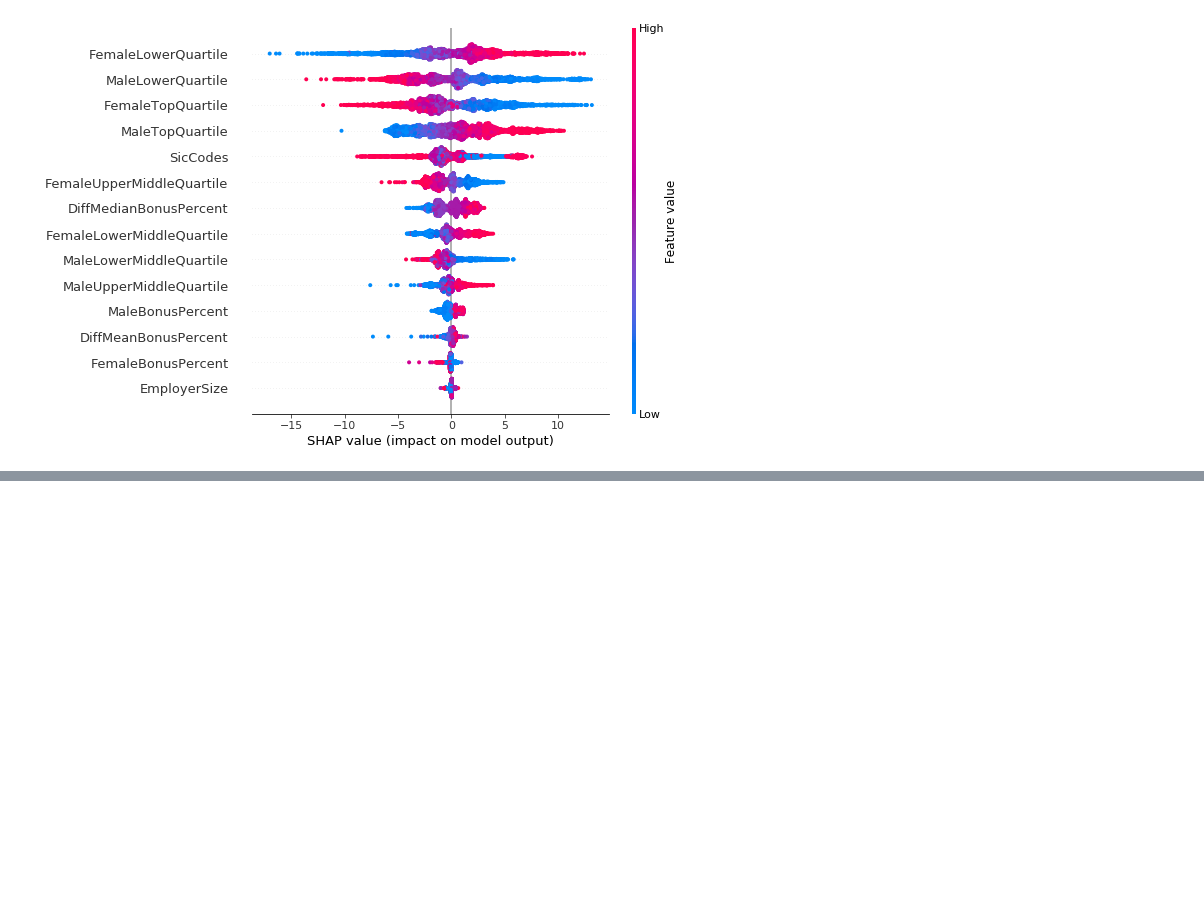
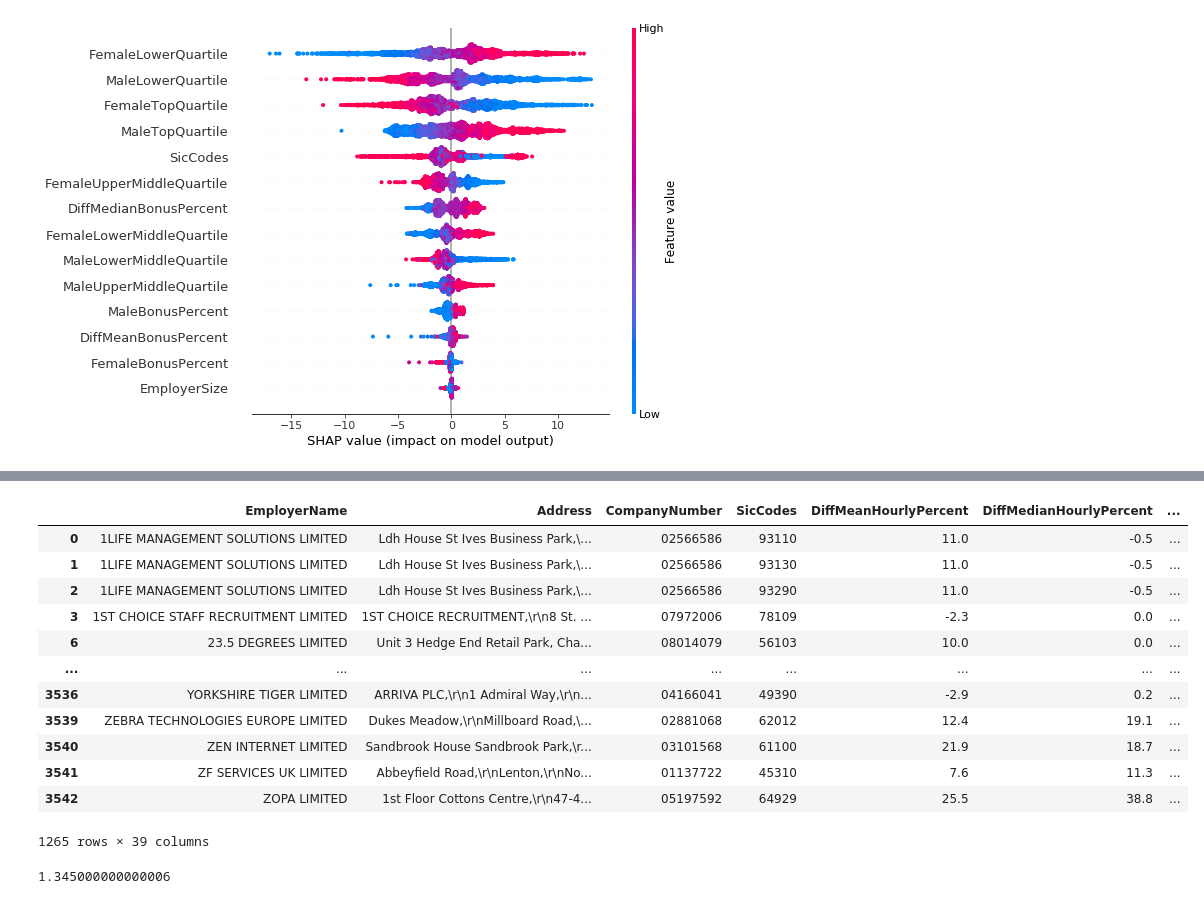
Before and after one commit to Ads2020Group6/data-exploration, a Jupyter notebook: UK_GOV_data_modelling - Shivangi.ipynb, the cells around one changed output, grey strips where cells are left out. Drawn from its saved outputs; the diff is of its cells as text; code cells hidden in the pictures; blank space fills up the shorter version.

```diff
--- a/UK_GOV_data_modelling - Shivangi.ipynb
+++ b/UK_GOV_data_modelling - Shivangi.ipynb
@@ -794,0 +884,40 @@ The sklearn.ensemble.gradient_boosting module is  deprecated in version 0.22 and
+# %%
+def clean_up(data):
+    del_cols = ["ResponsiblePerson","SubmittedAfterTheDeadline","DueDate","DateSubmitted"]
+    data.drop(del_cols, axis=1, inplace=True)
+    data.drop_duplicates(inplace=True)
+    data.dropna(axis=0)
+    return data
+def feature_engineering(data):
+    data['MalePercent'] = (data['MaleLowerQuartile'] +
+                     data['MaleLowerMiddleQuartile'] + data['MaleUpperMiddleQuartile'] +
+                     data['MaleTopQuartile']) *.25
+    data['FemalePercent'] = (data['FemaleLowerQuartile'] + data['FemaleLowerMiddleQuartile'] +
+                           data['FemaleUpperMiddleQuartile'] + data['FemaleTopQuartile']
+                           )*.25
+    data['WorkforceGenderSkew'] = data['MalePercent'] - data['FemalePercent']
+
+    data['PercMaleWorkforceInTopQuartile'] =  data['MaleTopQuartile'] / data['MalePercent'] * .25
+    data['PercMaleWorkforceInUpperMiddleQuartile'] =  data['MaleUpperMiddleQuartile'] / data['MalePercent'] * .25
+    data['PercMaleWorkforceInLowerMiddleQuartile'] =  data['MaleLowerMiddleQuartile'] / data['MalePercent'] * .25
+    data['PercMaleWorkforceInLowerQuartile'] =  data['MaleLowerQuartile'] / data['MalePercent'] * .25
+
+    data['PercFemaleWorkforceInTopQuartile'] =  data['FemaleTopQuartile'] /data['FemalePercent']/100 * .25
+    data['PercFemaleWorkforceInUpperMiddleQuartile'] =  data['FemaleUpperMiddleQuartile'] / data['FemalePercent'] * .25
+    data['PercFemaleWorkforceInLowerMiddleQuartile'] =  data['FemaleLowerMiddleQuartile'] / data['FemalePercent'] * .25
+    data['PercFemaleWorkforceInLowerQuartile'] =  data['FemaleLowerQuartile'] / data['FemalePercent'] * .25
+
+    data['RepresentationInTopQuartileSkew'] = data['PercMaleWorkforceInTopQuartile'] - data['PercFemaleWorkforceInTopQuartile']
+    data['RepresentationInUpperMiddleQuartileSkew'] = data['PercMaleWorkforceInUpperMiddleQuartile'] - data['PercFemaleWorkforceInUpperMiddleQuartile']
+    data['RepresentationInLowerMiddleQuartileSkew'] = data['PercMaleWorkforceInLowerMiddleQuartile'] - data['PercFemaleWorkforceInLowerMiddleQuartile']
+    data['RepresentationInLowerQuartileSkew'] = data['PercMaleWorkforceInLowerQuartile'] - data['PercFemaleWorkforceInLowerQuartile']
+
+    data['BonusGenderSkew'] = data['MaleBonusPercent'] - data['FemaleBonusPercent']
+    data = sic_desc(data,siccode)
+    data['EmployerSize'] = data['EmployerSize'].astype('category')
+    data['EmployerSize'] = data['EmployerSize'].cat.codes
+    return data
+# %%
+data_2019 = clean_up(data_2019)
+# %%
+data_2019 = feature_engineering(data_2019)
@@ -794,0 +942,16 @@ The sklearn.ensemble.gradient_boosting module is  deprecated in version 0.22 and
+# %%
+data_2019.dropna(axis=0)
+# %% [output]
+|  | EmployerName | Address | CompanyNumber | SicCodes | DiffMeanHourlyPercent | DiffMedianHourlyPercent | ... |
+| 0 | 1LIFE MANAGEMENT SOLUTIONS LIMITED | Ldh House St Ives Business Park,\... | 02566586 | 93110 | 11.0 | -0.5 | ... |
+| 1 | 1LIFE MANAGEMENT SOLUTIONS LIMITED | Ldh House St Ives Business Park,\... | 02566586 | 93130 | 11.0 | -0.5 | ... |
+| 2 | 1LIFE MANAGEMENT SOLUTIONS LIMITED | Ldh House St Ives Business Park,\... | 02566586 | 93290 | 11.0 | -0.5 | ... |
+| 3 | 1ST CHOICE STAFF RECRUITMENT LIMITED | 1ST CHOICE RECRUITMENT,\r\n8 St. ... | 07972006 | 78109 | -2.3 | 0.0 | ... |
+| 6 | 23.5 DEGREES LIMITED | Unit 3 Hedge End Retail Park, Cha... | 08014079 | 56103 | 10.0 | 0.0 | ... |
+| ... | ... | ... | ... | ... | ... | ... | ... |
+| 3536 | YORKSHIRE TIGER LIMITED | ARRIVA PLC,\r\n1 Admiral Way,\r\n... | 04166041 | 49390 | -2.9 | 0.2 | ... |
+| 3539 | ZEBRA TECHNOLOGIES EUROPE LIMITED | Dukes Meadow,\r\nMillboard Road,\... | 02881068 | 62012 | 12.4 | 19.1 | ... |
+| 3540 | ZEN INTERNET LIMITED | Sandbrook House Sandbrook Park,\r... | 03101568 | 61100 | 21.9 | 18.7 | ... |
+| 3541 | ZF SERVICES UK LIMITED | Abbeyfield Road,\r\nLenton,\r\nNo... | 01137722 | 45310 | 7.6 | 11.3 | ... |
+| 3542 | ZOPA LIMITED | 1st Floor Cottons Centre,\r\n47-4... | 05197592 | 64929 | 25.5 | 38.8 | ... |
+1265 rows × 39 columns
@@ -794,0 +978,4 @@ The sklearn.ensemble.gradient_boosting module is  deprecated in version 0.22 and
+# %%
+print(error[10])
+# %% [output]
+1.345000000000006
```
Also changed, not shown: parts of 25 cells of this notebook, 1 other file.
